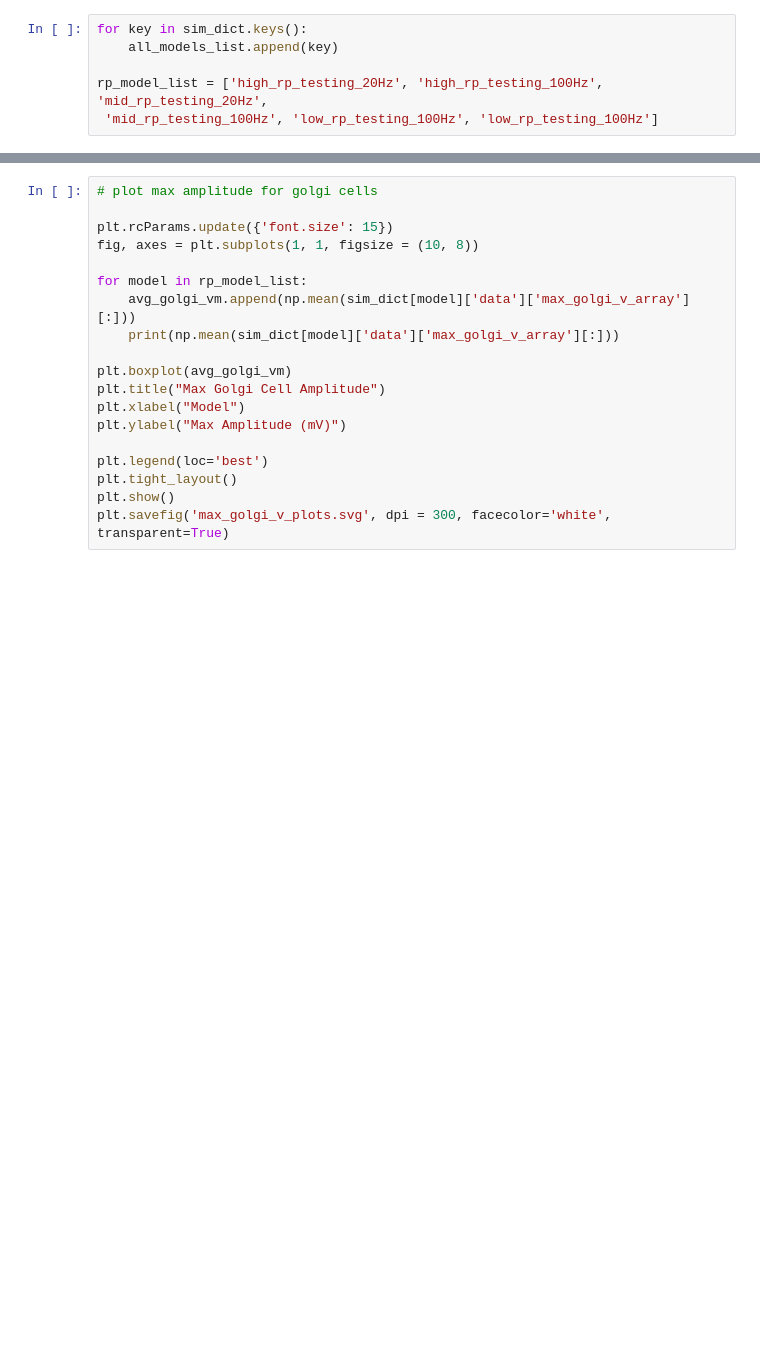
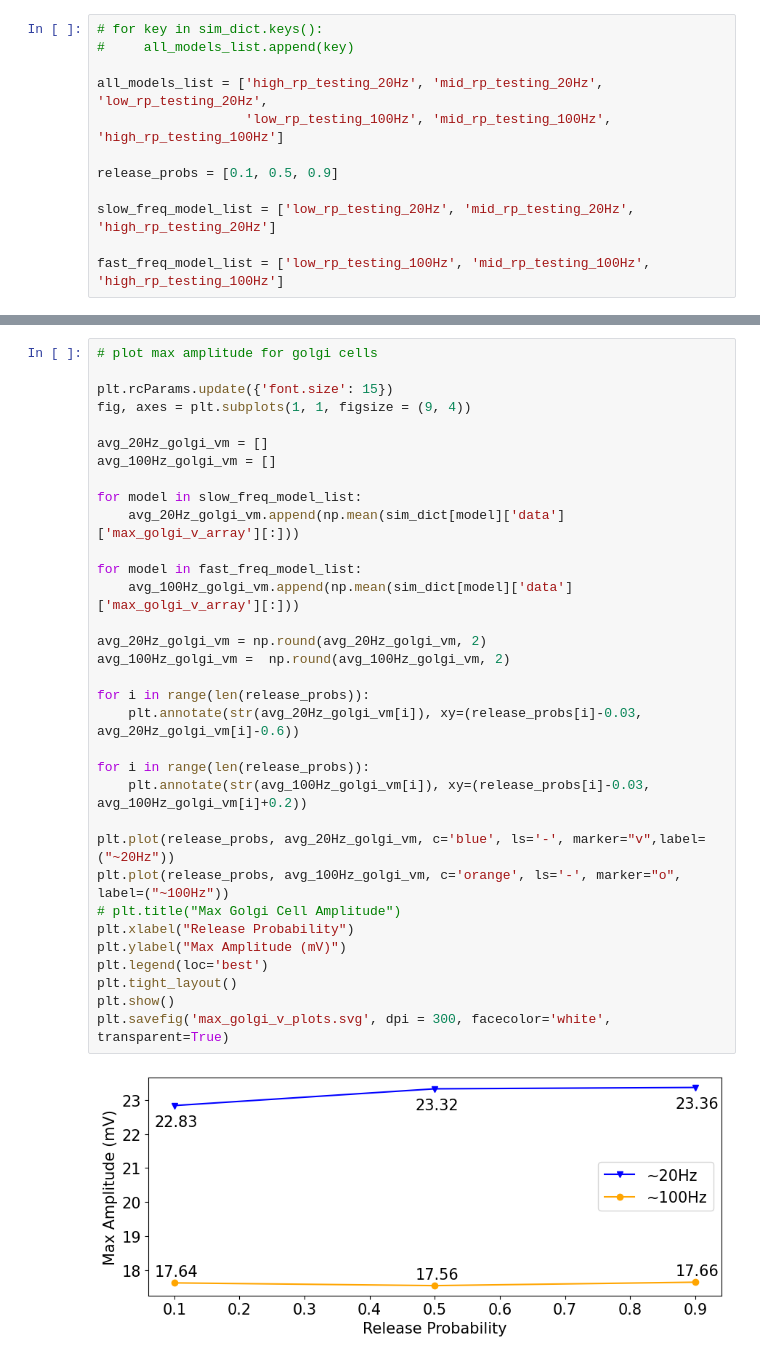
Before and after one commit to Spiritreaper331/Honors-Project-2022, a Jupyter notebook: Cerebellum Model/generate_figures.ipynb, the cells around one changed output, grey strips where cells are left out. Cells and saved outputs as stored; diff of their text form; blank space fills up the shorter version.

Commit message:
Created plots for results and poster

```diff
--- a/Cerebellum Model/generate_figures.ipynb
+++ b/Cerebellum Model/generate_figures.ipynb
@@ -28,6 +30,12 @@ dict_keys(['high_rp_testing_100Hz', 'high_rp_testing_20Hz', 'lg_network_20Hz', '
 # %%
-for key in sim_dict.keys():
-    all_models_list.append(key)
+# for key in sim_dict.keys():
+#     all_models_list.append(key)
 
-rp_model_list = ['high_rp_testing_20Hz', 'high_rp_testing_100Hz', 'mid_rp_testing_20Hz',
- 'mid_rp_testing_100Hz', 'low_rp_testing_100Hz', 'low_rp_testing_100Hz']
+all_models_list = ['high_rp_testing_20Hz', 'mid_rp_testing_20Hz', 'low_rp_testing_20Hz',
+                   'low_rp_testing_100Hz', 'mid_rp_testing_100Hz', 'high_rp_testing_100Hz']
+
+release_probs = [0.1, 0.5, 0.9]
+
+slow_freq_model_list = ['low_rp_testing_20Hz', 'mid_rp_testing_20Hz', 'high_rp_testing_20Hz']
+
+fast_freq_model_list = ['low_rp_testing_100Hz', 'mid_rp_testing_100Hz', 'high_rp_testing_100Hz']
@@ -51,20 +53,35 @@ rp_model_list = ['high_rp_testing_20Hz', 'high_rp_testing_100Hz', 'mid_rp_testin
 # %%
 # plot max amplitude for golgi cells
 
 plt.rcParams.update({'font.size': 15})
-fig, axes = plt.subplots(1, 1, figsize = (10, 8))
+fig, axes = plt.subplots(1, 1, figsize = (9, 4))
 
-for model in rp_model_list:
-    avg_golgi_vm.append(np.mean(sim_dict[model]['data']['max_golgi_v_array'][:]))
-    print(np.mean(sim_dict[model]['data']['max_golgi_v_array'][:]))
+avg_20Hz_golgi_vm = []
+avg_100Hz_golgi_vm = []
 
-plt.boxplot(avg_golgi_vm)
-plt.title("Max Golgi Cell Amplitude")
-plt.xlabel("Model")
+for model in slow_freq_model_list:
+    avg_20Hz_golgi_vm.append(np.mean(sim_dict[model]['data']['max_golgi_v_array'][:]))
+
+for model in fast_freq_model_list:
+    avg_100Hz_golgi_vm.append(np.mean(sim_dict[model]['data']['max_golgi_v_array'][:]))
+
+avg_20Hz_golgi_vm = np.round(avg_20Hz_golgi_vm, 2)
+avg_100Hz_golgi_vm =  np.round(avg_100Hz_golgi_vm, 2)
+
+for i in range(len(release_probs)):
+    plt.annotate(str(avg_20Hz_golgi_vm[i]), xy=(release_probs[i]-0.03, avg_20Hz_golgi_vm[i]-0.6))
+
+for i in range(len(release_probs)):
+    plt.annotate(str(avg_100Hz_golgi_vm[i]), xy=(release_probs[i]-0.03, avg_100Hz_golgi_vm[i]+0.2))
+
+plt.plot(release_probs, avg_20Hz_golgi_vm, c='blue', ls='-', marker="v",label=("~20Hz"))
+plt.plot(release_probs, avg_100Hz_golgi_vm, c='orange', ls='-', marker="o", label=("~100Hz"))
+# plt.title("Max Golgi Cell Amplitude")
+plt.xlabel("Release Probability")
 plt.ylabel("Max Amplitude (mV)")
-
 plt.legend(loc='best')
 plt.tight_layout()
 plt.show()
 plt.savefig('max_golgi_v_plots.svg', dpi = 300, facecolor='white', transparent=True)
 # %% [output]
+[figure, new version]
```
Also changed, not shown: parts of 29 cells of this notebook, 16 other files.
